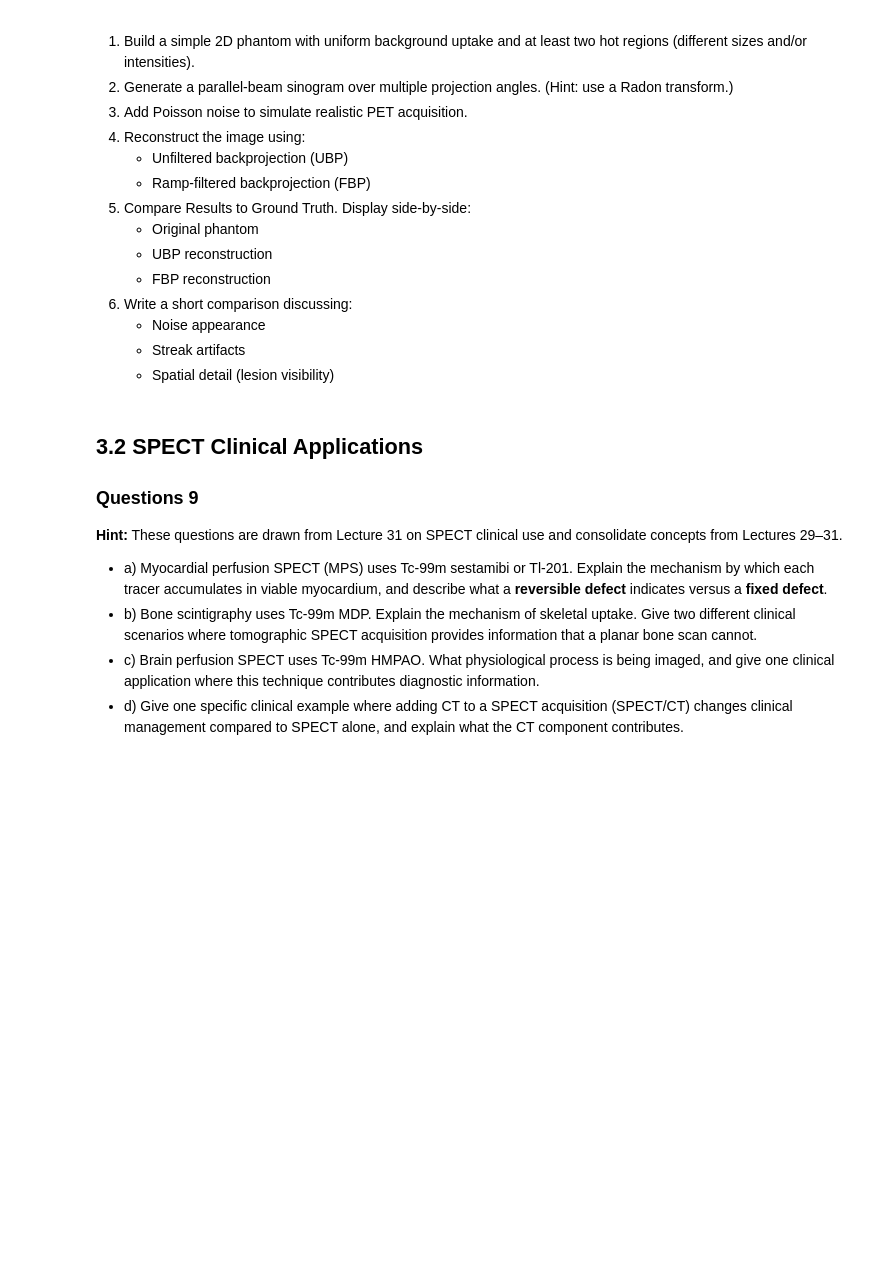
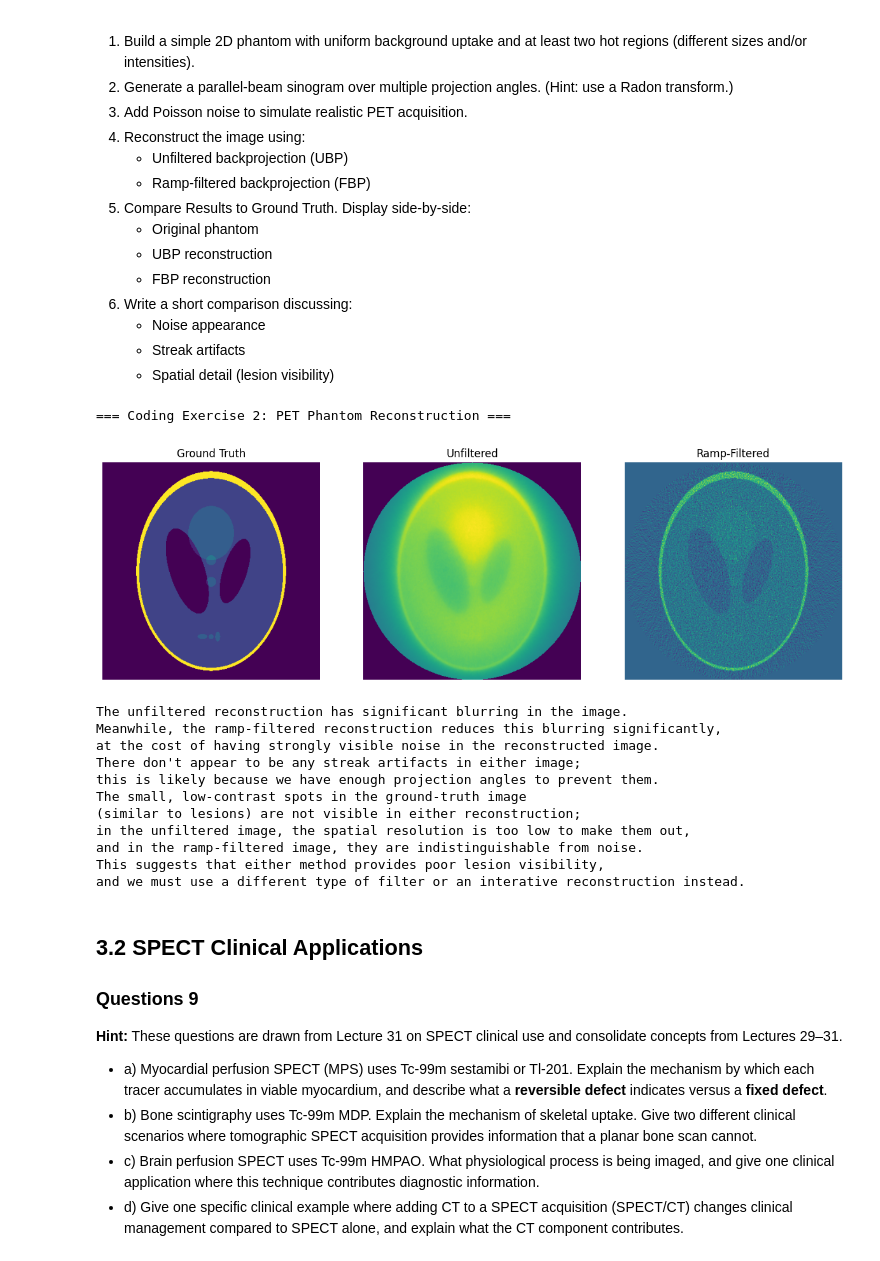
Before and after one commit to DeemDeem52/BMEN509-623_Deliverable_5, a Jupyter notebook: deliverable-05-starter.ipynb, the cells around one changed output. Cells and saved outputs as stored; diff of their text form; code cells hidden in the pictures; blank space fills up the shorter version.

Commit message:
Coding Exercise 2

```diff
--- a/deliverable-05-starter.ipynb
+++ b/deliverable-05-starter.ipynb
@@ -386,28 +386,69 @@ Implement a compact PET-style reconstruction workflow using a **synthetic phanto
 # %%
 print("=== Coding Exercise 2: PET Phantom Reconstruction ===")
 
 import matplotlib.pyplot as plt
 import numpy as np
 from scipy.ndimage import rotate
 
 # Suggested baseline settings (you may change these)
 image_size = 128
 angles_deg = np.linspace(0.0, 180.0, 60, endpoint=False)
 total_counts = 400_000
 
 # TODO 1: Create a 2D phantom with:
 # - Uniform background uptake
 # - At least two hot regions (different sizes and/or intensities)
+from skimage.data import shepp_logan_phantom
+phantom = shepp_logan_phantom()
 
 # TODO 2: Generate a parallel-beam sinogram over multiple projection angles. (Hint: implement a Radon-transform)
+from skimage.transform import radon_transform
+sinogram = radon_transform.radon(phantom, np.arange(360))
 
 # TODO 3: Scale the sinogram to represent total counts, then add Poisson noise.
+noisy_sinogram = sinogram
+for (i, j), px in np.ndenumerate(sinogram):
+    noisy_sinogram[i][j] = np.random.poisson(px)
 
 # TODO 4: Reconstruct the image using UBP and FBP.
+unfiltered_reconstruction = radon_transform.iradon(noisy_sinogram, np.arange(360), filter_name=None)
+filtered_reconstruction = radon_transform.iradon(noisy_sinogram, np.arange(360), filter_name="ramp")
 
 # TODO 5: Compare results to ground truth.
+fig, (ax1, ax2, ax3) = plt.subplots(1, 3, figsize=(15,15))
+ax1.imshow(phantom); ax1.set_title("Ground Truth"); ax1.axis("off")
+ax2.imshow(unfiltered_reconstruction); ax2.set_title("Unfiltered"); ax2.axis("off")
+ax3.imshow(filtered_reconstruction); ax3.set_title("Ramp-Filtered"); ax3.axis("off")
+plt.show()
 
 # TODO 6: Write a short analysis.
+print("""
+The unfiltered reconstruction has significant blurring in the image.
+Meanwhile, the ramp-filtered reconstruction reduces this blurring significantly,
+at the cost of having strongly visible noise in the reconstructed image.
+There don't appear to be any streak artifacts in either image;
+this is likely because we have enough projection angles to prevent them.
+The small, low-contrast spots in the ground-truth image
+(similar to lesions) are not visible in either reconstruction;
+in the unfiltered image, the spatial resolution is too low to make them out,
+and in the ramp-filtered image, they are indistinguishable from noise.
+This suggests that either method provides poor lesion visibility,
+and we must use a different type of filter or an interative reconstruction instead.
+""")
+# %% [output]
+=== Coding Exercise 2: PET Phantom Reconstruction ===
+[figure, added]
+The unfiltered reconstruction has significant blurring in the image.
+Meanwhile, the ramp-filtered reconstruction reduces this blurring significantly,
+at the cost of having strongly visible noise in the reconstructed image.
+There don't appear to be any streak artifacts in either image;
+this is likely because we have enough projection angles to prevent them.
+The small, low-contrast spots in the ground-truth image
+(similar to lesions) are not visible in either reconstruction;
+in the unfiltered image, the spatial resolution is too low to make them out,
+and in the ramp-filtered image, they are indistinguishable from noise.
+This suggests that either method provides poor lesion visibility,
+and we must use a different type of filter or an interative reconstruction instead.
 # %% [markdown]
 ## 3.2 SPECT Clinical Applications
 
```
